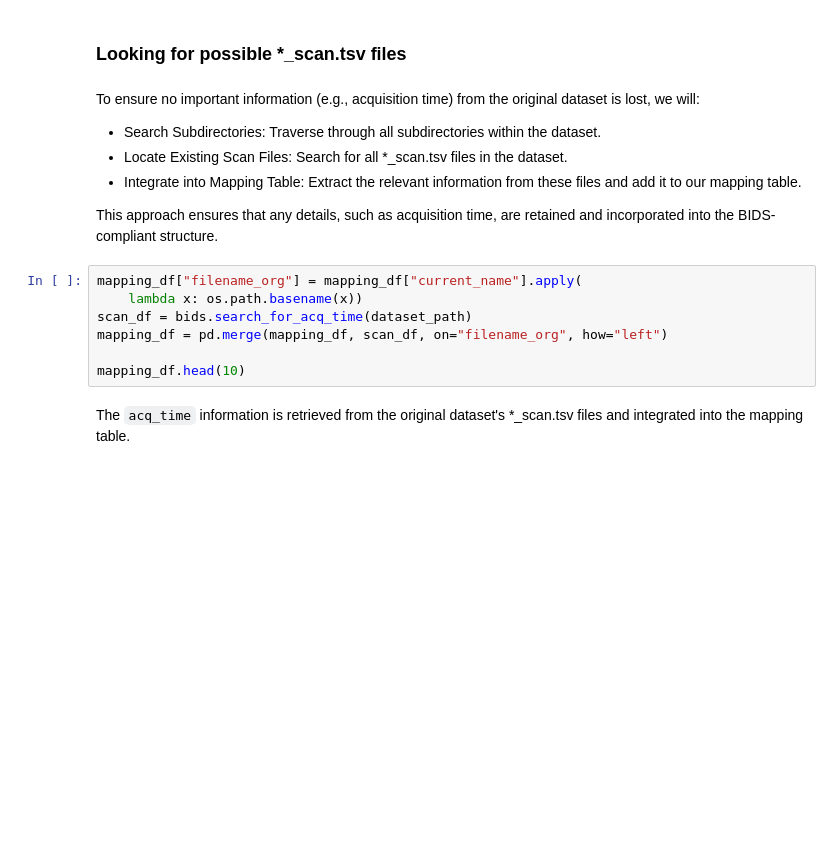
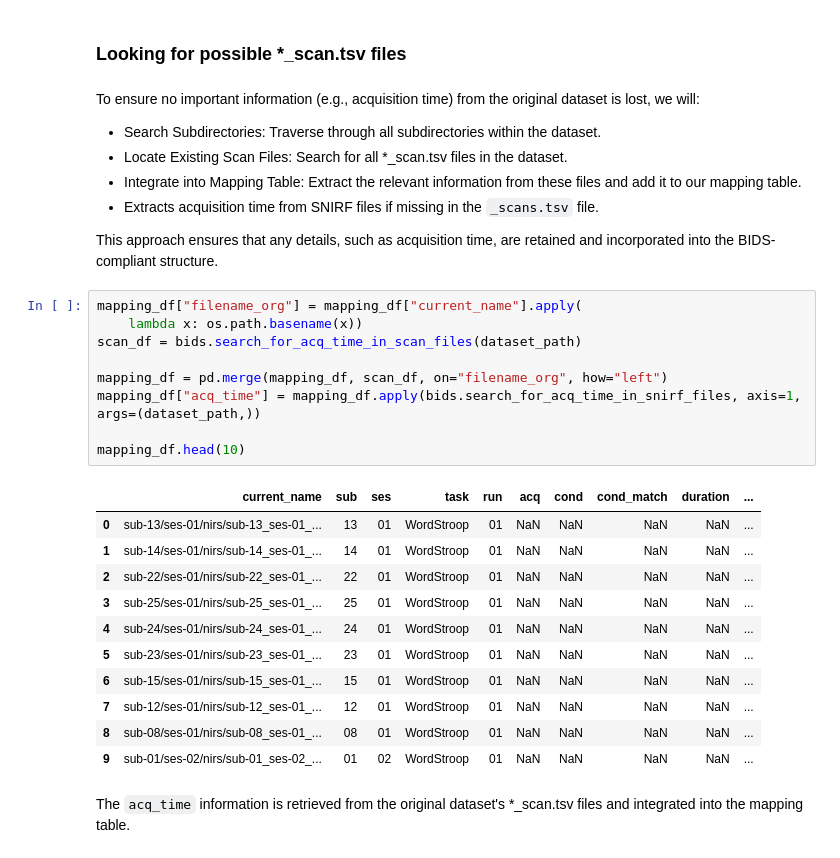
Before and after one commit to ibs-lab/cedalion, a Jupyter notebook: examples/snirf2bids.ipynb, the cells around one changed output. Saved outputs shown, nothing was run; the diff lists cells and outputs as text; blank space fills up the shorter version.

Commit message:
search for acq_time in snirf files

```diff
--- a/examples/snirf2bids.ipynb
+++ b/examples/snirf2bids.ipynb
@@ -54,15 +66,30 @@ To ensure no important information (e.g., acquisition time) from the original da
 - Search Subdirectories: Traverse through all subdirectories within the dataset.
 - Locate Existing Scan Files: Search for all *_scan.tsv files in the dataset.
 - Integrate into Mapping Table: Extract the relevant information from these files and add it to our mapping table.
+- Extracts acquisition time from SNIRF files if missing in the `_scans.tsv` file.
 
 This approach ensures that any details, such as acquisition time, are retained and incorporated into the BIDS-compliant structure.
 # %%
 mapping_df["filename_org"] = mapping_df["current_name"].apply(
     lambda x: os.path.basename(x))
-scan_df = bids.search_for_acq_time(dataset_path)
+scan_df = bids.search_for_acq_time_in_scan_files(dataset_path)
+
 mapping_df = pd.merge(mapping_df, scan_df, on="filename_org", how="left")
+mapping_df["acq_time"] = mapping_df.apply(bids.search_for_acq_time_in_snirf_files, axis=1, args=(dataset_path,))
 
 mapping_df.head(10)
+# %% [output]
+|  | current_name | sub | ses | task | run | acq | cond | cond_match | duration | ... |
+| 0 | sub-13/ses-01/nirs/sub-13_ses-01_... | 13 | 01 | WordStroop | 01 | NaN | NaN | NaN | NaN | ... |
+| 1 | sub-14/ses-01/nirs/sub-14_ses-01_... | 14 | 01 | WordStroop | 01 | NaN | NaN | NaN | NaN | ... |
+| 2 | sub-22/ses-01/nirs/sub-22_ses-01_... | 22 | 01 | WordStroop | 01 | NaN | NaN | NaN | NaN | ... |
+| 3 | sub-25/ses-01/nirs/sub-25_ses-01_... | 25 | 01 | WordStroop | 01 | NaN | NaN | NaN | NaN | ... |
+| 4 | sub-24/ses-01/nirs/sub-24_ses-01_... | 24 | 01 | WordStroop | 01 | NaN | NaN | NaN | NaN | ... |
+| 5 | sub-23/ses-01/nirs/sub-23_ses-01_... | 23 | 01 | WordStroop | 01 | NaN | NaN | NaN | NaN | ... |
+| 6 | sub-15/ses-01/nirs/sub-15_ses-01_... | 15 | 01 | WordStroop | 01 | NaN | NaN | NaN | NaN | ... |
+| 7 | sub-12/ses-01/nirs/sub-12_ses-01_... | 12 | 01 | WordStroop | 01 | NaN | NaN | NaN | NaN | ... |
+| 8 | sub-08/ses-01/nirs/sub-08_ses-01_... | 08 | 01 | WordStroop | 01 | NaN | NaN | NaN | NaN | ... |
+| 9 | sub-01/ses-02/nirs/sub-01_ses-02_... | 01 | 02 | WordStroop | 01 | NaN | NaN | NaN | NaN | ... |
 # %% [markdown]
 The `acq_time` information is retrieved from the original dataset's *_scan.tsv files and integrated into the mapping table.
 # %% [markdown]
```
Also changed, not shown: parts of 5 cells of this notebook, 1 other file.
